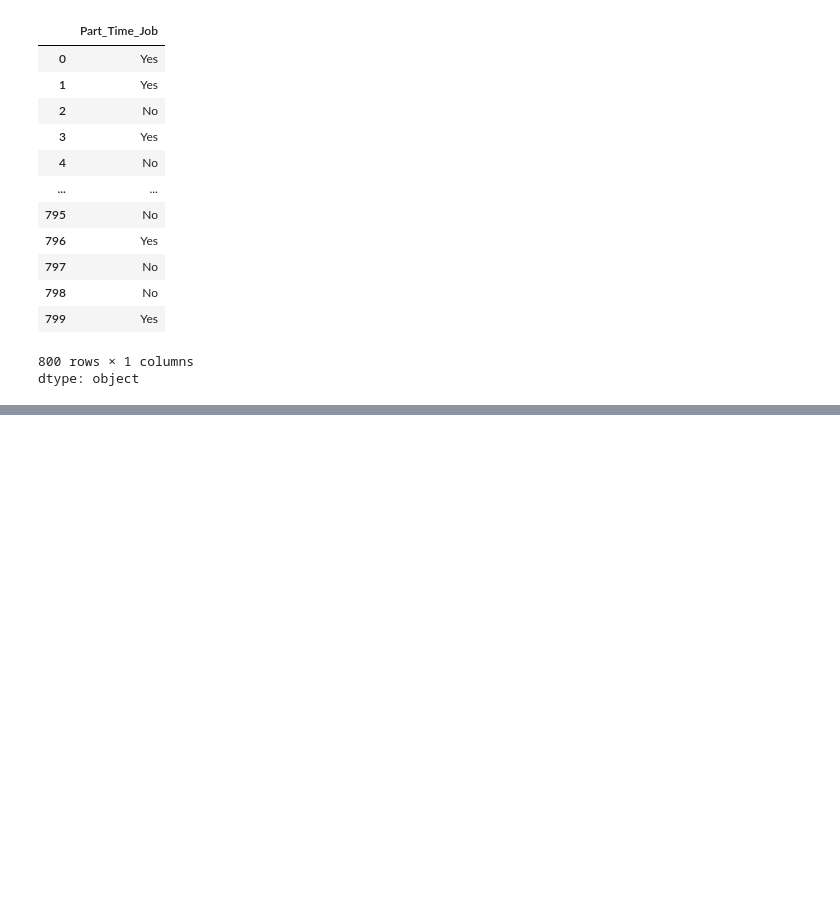
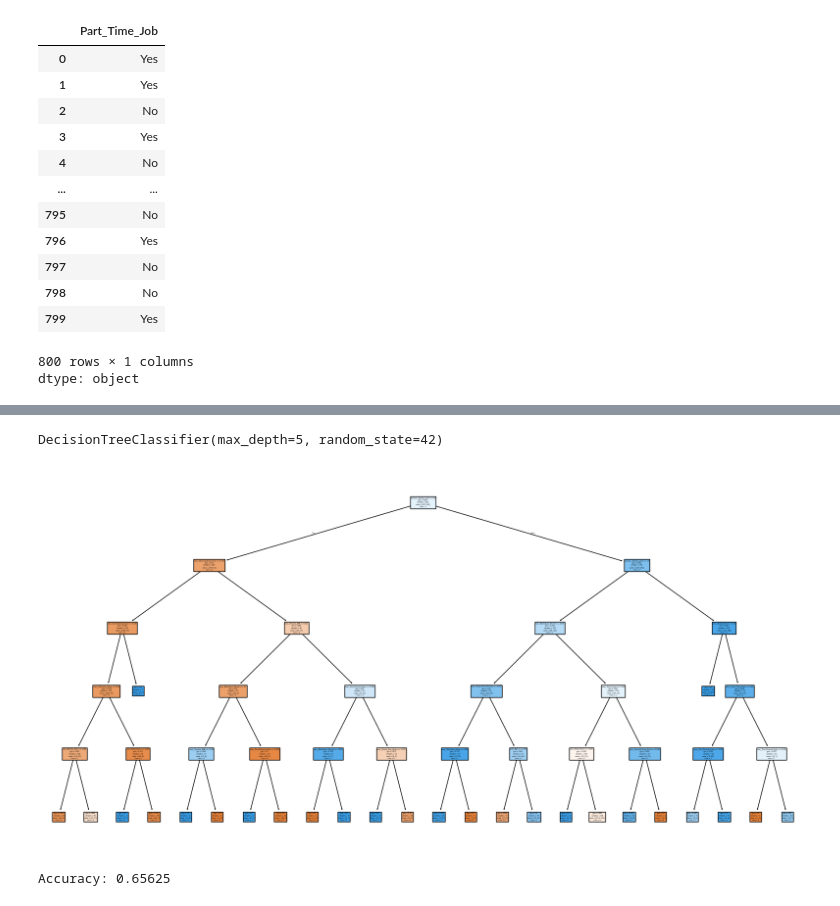
Before and after one commit to vishalakshi-19/ML_Week1, a Jupyter notebook: mlpractice.ipynb, the cells around one changed output, grey strips where cells are left out. Drawn from its saved outputs; the diff is of its cells as text; code cells hidden in the pictures; blank space fills up the shorter version.

```diff
--- a/mlpractice.ipynb
+++ b/mlpractice.ipynb
@@ -104,0 +145,11 @@ transformer = ColumnTransformer(transformers=[
+# %%
+transformer = ColumnTransformer([
+    ("num",num_pipeline,num_cols),("cat",cat_pipeline,cat_cols),("burnout",burnout_pipeline,["Burnout_Level"]),("Family_Income_Bracket",Family_Income_Bracket_pipeline,["Family_Income_Bracket"])
+])
+# %%
+x_train_transf= transformer.fit_transform(x_train)
+x_test_transf = transformer.transform(x_test)
+# %%
+x_train_transf = pd.DataFrame(x_train_transf,columns=transformer.get_feature_names_out(),index=x_train.index)
+
+x_test_transf = pd.DataFrame(x_test_transf,columns=transformer.get_feature_names_out(),index=x_test.index)
@@ -104,0 +196,5 @@ transformer = ColumnTransformer(transformers=[
+# %%
+model =DecisionTreeClassifier(max_depth=5,random_state=42)
+model.fit(x_train_transf,y_train)
+# %% [output]
+DecisionTreeClassifier(max_depth=5, random_state=42)
@@ -104,0 +204,12 @@ transformer = ColumnTransformer(transformers=[
+# %%
+plt.figure(figsize=(20,10))
+plot_tree(model,feature_names=transformer.get_feature_names_out(),class_names=[str(c) for c in model.classes_],filled=True)
+plt.show()
+# %% [output]
+[figure, added]
+# %%
+y_pred= model.predict(x_test_transf)
+accuracy = accuracy_score(y_test,y_pred)
+print("Accuracy:",accuracy)
+# %% [output]
+Accuracy: 0.65625
```
Also changed, not shown: parts of 31 cells of this notebook.
